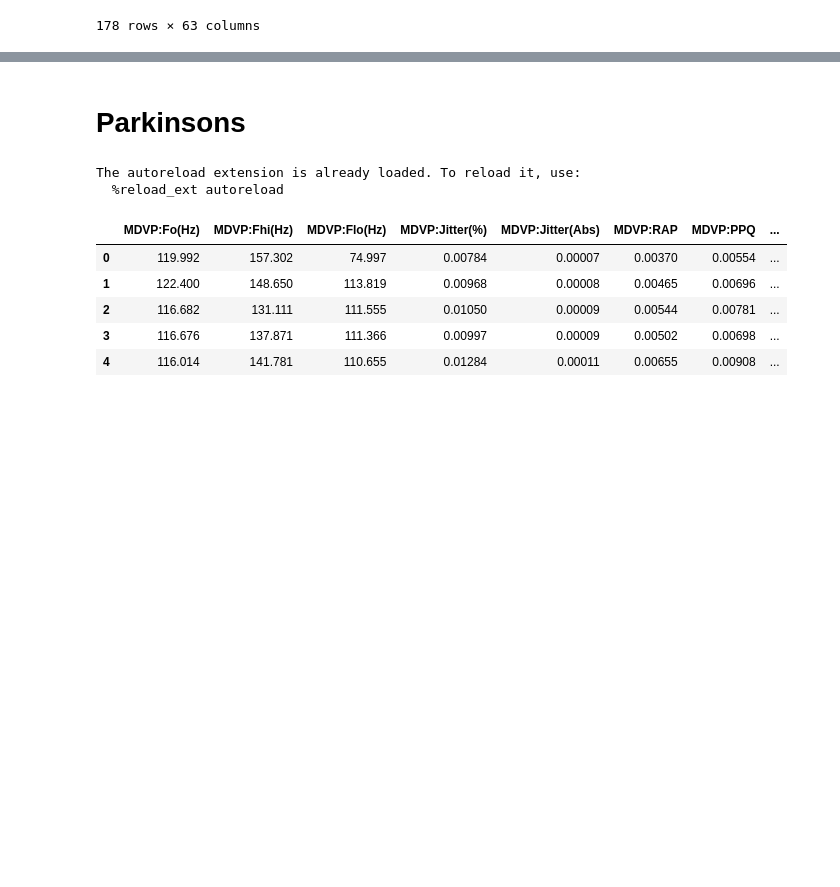
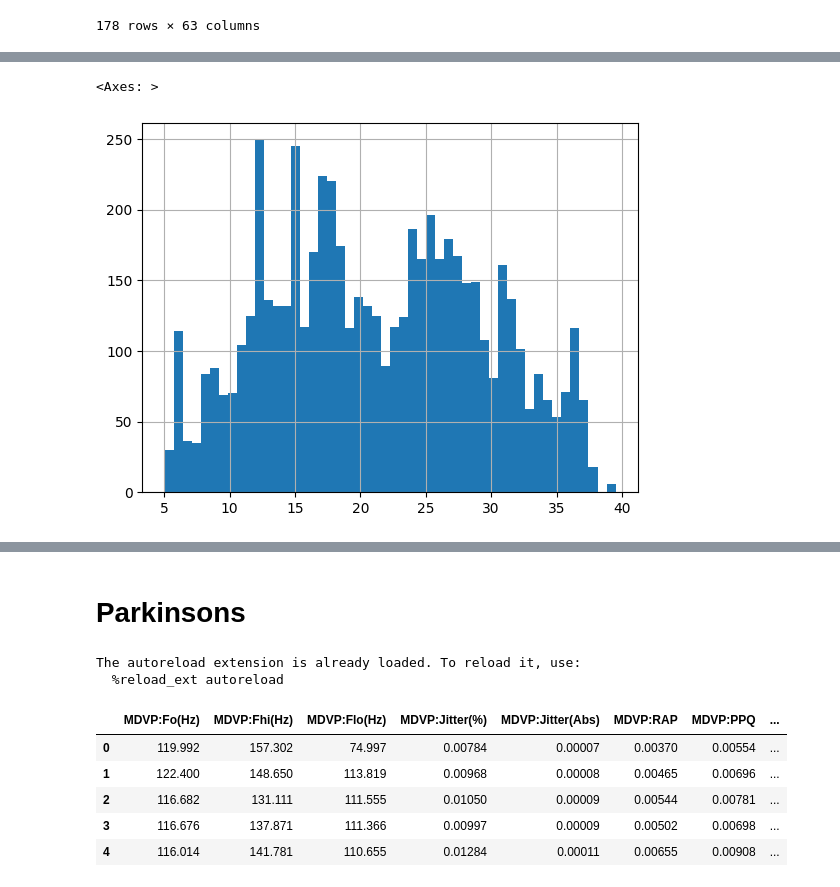
Before and after one commit to sitaomin1994/MedicalDataKit, a Jupyter notebook: notebook/data_fetch.ipynb, the cells around one changed output, grey strips where cells are left out. Saved outputs shown, nothing was run; the diff lists cells and outputs as text; code cells hidden in the pictures; blank space fills up the shorter version.

```diff
--- a/notebook/data_fetch.ipynb
+++ b/notebook/data_fetch.ipynb
@@ -1829,0 +1829,8 @@ MAE: 0.0716
+# %%
+%load_ext autoreload
+%autoreload 2
+from MedDataKit.dataset.repo_dataset import ParkinsonsTelemonitorDataset
+
+dataset = ParkinsonsTelemonitorDataset()
+data = dataset.load_raw_data()
+data.head()
@@ -1829,0 +1871,16 @@ MAE: 0.0716
+# %%
+dataset.generate_ml_task_dataset(
+    task_name = 'predict_motor_updrs',
+    config = {
+        'missing_strategy': 'impute',
+        'categorical_encoding': 'ordinal',
+        'numerical_encoding': 'standard',
+        'ordinal_as_numerical': True
+    },
+    verbose = True
+)
+dataset.ml_task_dataset.show_dataset_info()
+data = dataset.ml_task_dataset.data
+config = dataset.ml_task_dataset.data_config
+model = train_and_evaluate_model(data, config, model_type = 'xgb')
+dataset.ml_task_dataset.data
@@ -1829,0 +1919,5 @@ MAE: 0.0716
+# %%
+data[config['target_feature']].hist(bins = 50)
+# %% [output]
+<Axes: >
+[figure, added]
```
Also changed, not shown: parts of 48 cells of this notebook, 5 other files.
